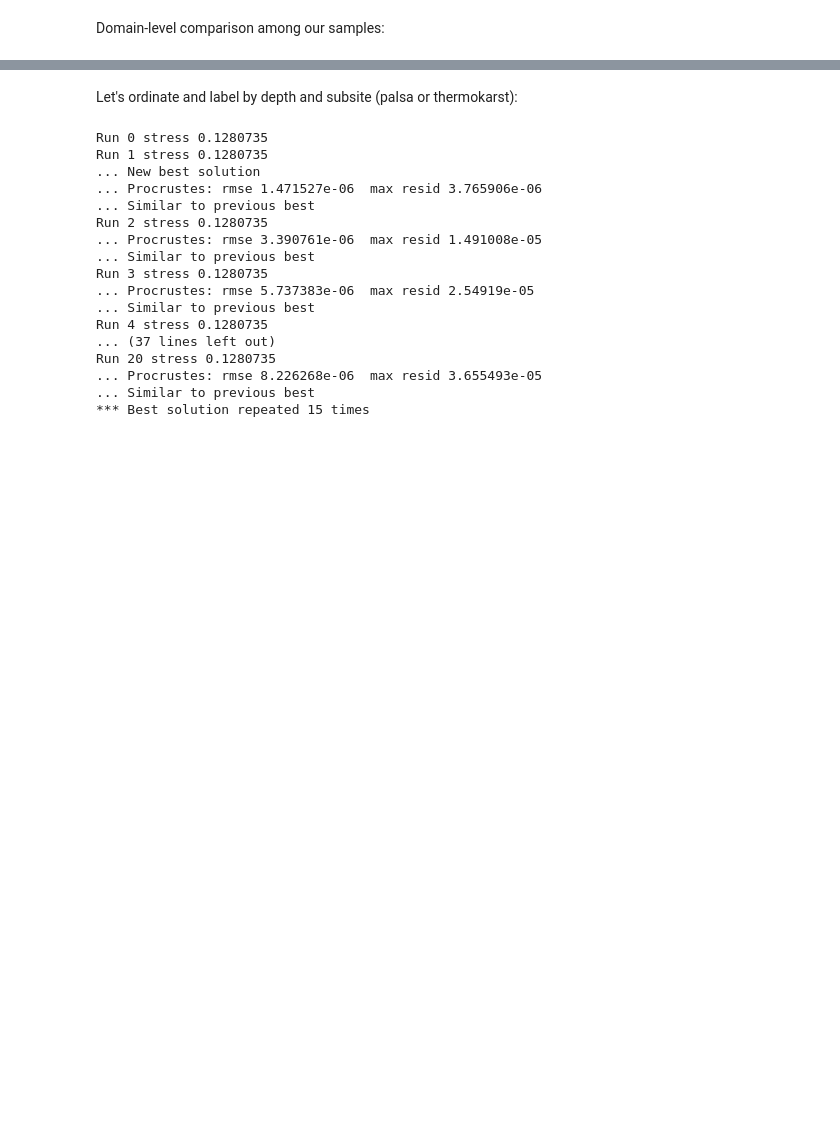
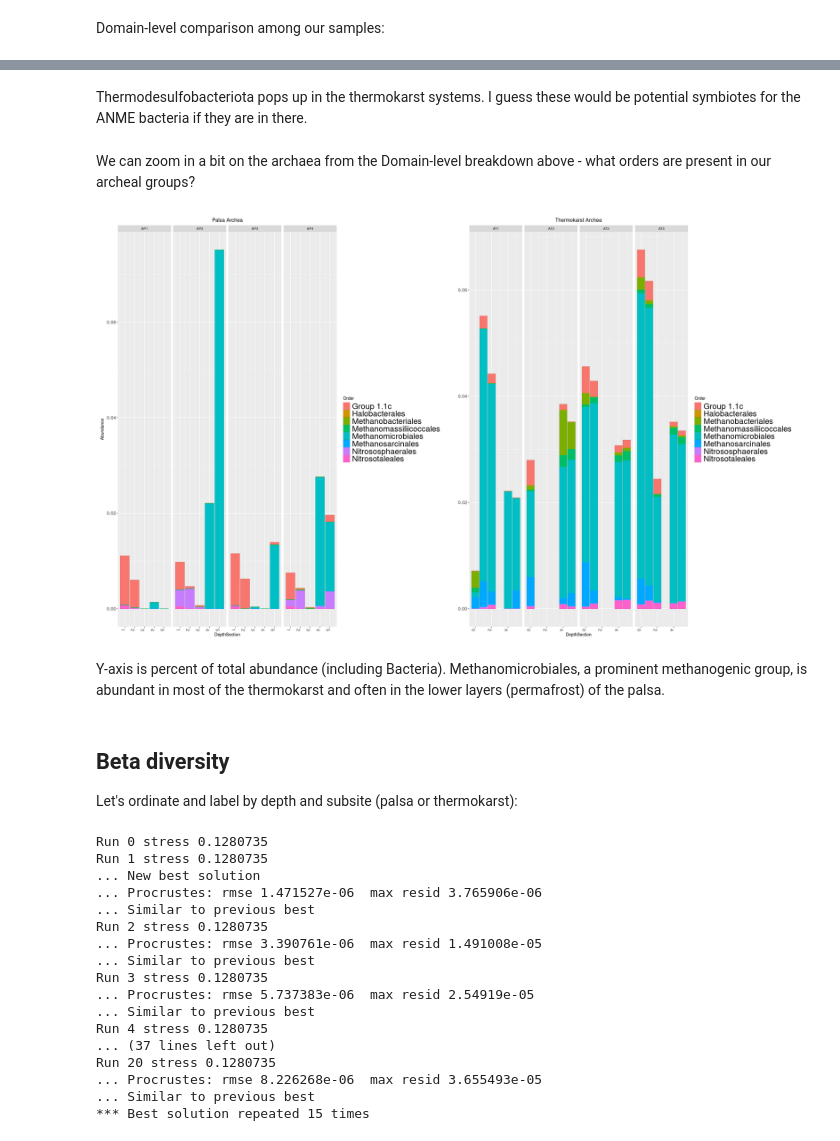
Before and after one commit to danchurch/sphagnumCUEmetabarcoding, a Jupyter notebook: sequenceAnalysis/firstLookPeat16s.ipynb, the cells around one changed output, grey strips where cells are left out. Cells and saved outputs as stored; diff of their text form; code cells hidden in the pictures; blank space fills up the shorter version.

Commit message:
lots of methanogens

```diff
--- a/sequenceAnalysis/firstLookPeat16s.ipynb
+++ b/sequenceAnalysis/firstLookPeat16s.ipynb
@@ -480,4 +500,41 @@ A sample_data: 4 × 5
+# %% [markdown]
+Thermodesulfobacteriota pops up in the thermokarst systems. I guess these would be potential symbiotes for the ANME bacteria if they are in there.
+# %% [markdown]
+We can zoom in a bit on the archaea from the Domain-level breakdown above - what orders are present in our archeal groups?
+# %%
+ps.Archaea <- subset_taxa(ps007_cleaned_sqrt_prop, Kingdom == "Archaea")
+psObject <- ps.Archaea
+howManyOTUs <- 10
+ps.justPalsa <- subset_samples(psObject, Subsite=="Palsa")
+ps.justPalsa.Order <- tax_glom(ps.justPalsa, taxrank="Order")
+ps.justThermokarst <- subset_samples(psObject, Subsite=="Thermokarst")
+ps.justThermokarst.Order <- tax_glom(ps.justThermokarst, taxrank="Order")
+topOrder_palsa <- names(sort(colSums(otu_table(ps.justPalsa.Order)), decreasing=TRUE)[1:howManyOTUs])
+topOrder_Thermokarst <- names(sort(colSums(otu_table(ps.justThermokarst.Order)), decreasing=TRUE)[1:howManyOTUs])
+ps.justPalsa_topOrder <- prune_taxa(topOrder_palsa, ps.justPalsa.Order)
+ps.justThermokarst_topOrder <- prune_taxa(topOrder_Thermokarst, ps.justThermokarst.Order)
+orderTop.Pal <- plot_bar(ps.justPalsa_topOrder, x="DepthSection", fill = "Order", facet_grid=~Core ) +
+                          geom_bar(aes(color=Order, fill=Order), stat="identity", position="stack") +
+                          theme(axis.text=element_text(size=12),
+                                legend.text=element_text(size=20)) +
+                          labs(title='Palsa Archea') + theme(plot.title = element_text(hjust = 0.5))
+orderTop.tk  <- plot_bar(ps.justThermokarst_topOrder, x="DepthSection", fill = "Order", facet_grid=~Core ) +
+                                geom_bar(aes(color=Order, fill=Order), stat="identity", position="stack") +
+                                theme(axis.text=element_text(size=12)) +
+                                theme( #axis.text.y=element_blank(),
+                                       #axis.ticks.y=element_blank(),
+                                       legend.text=element_text(size=20) ) +
+                                ylab(NULL) +
+                                labs(title='Thermokarst Archea') + theme(plot.title = element_text(hjust = 0.5))
+orderTop.Pal + orderTop.tk
+# %% [output]
+[figure, added]
+# %% [markdown]
+Y-axis is percent of total abundance (including Bacteria). Methanomicrobiales, a prominent methanogenic group, is abundant in most of the thermokarst and often in the lower layers (permafrost) of the palsa.
 # %% [markdown]
+<a id="beta"></a>
+## Beta diversity
+
 Let's ordinate and label by depth and subsite (palsa or thermokarst):
 # %%
 s.prop.noC.ord <- ordinate(ps.prop.noC, "NMDS", "bray")
```
Also changed, not shown: parts of 16 cells of this notebook, 4 other files.
